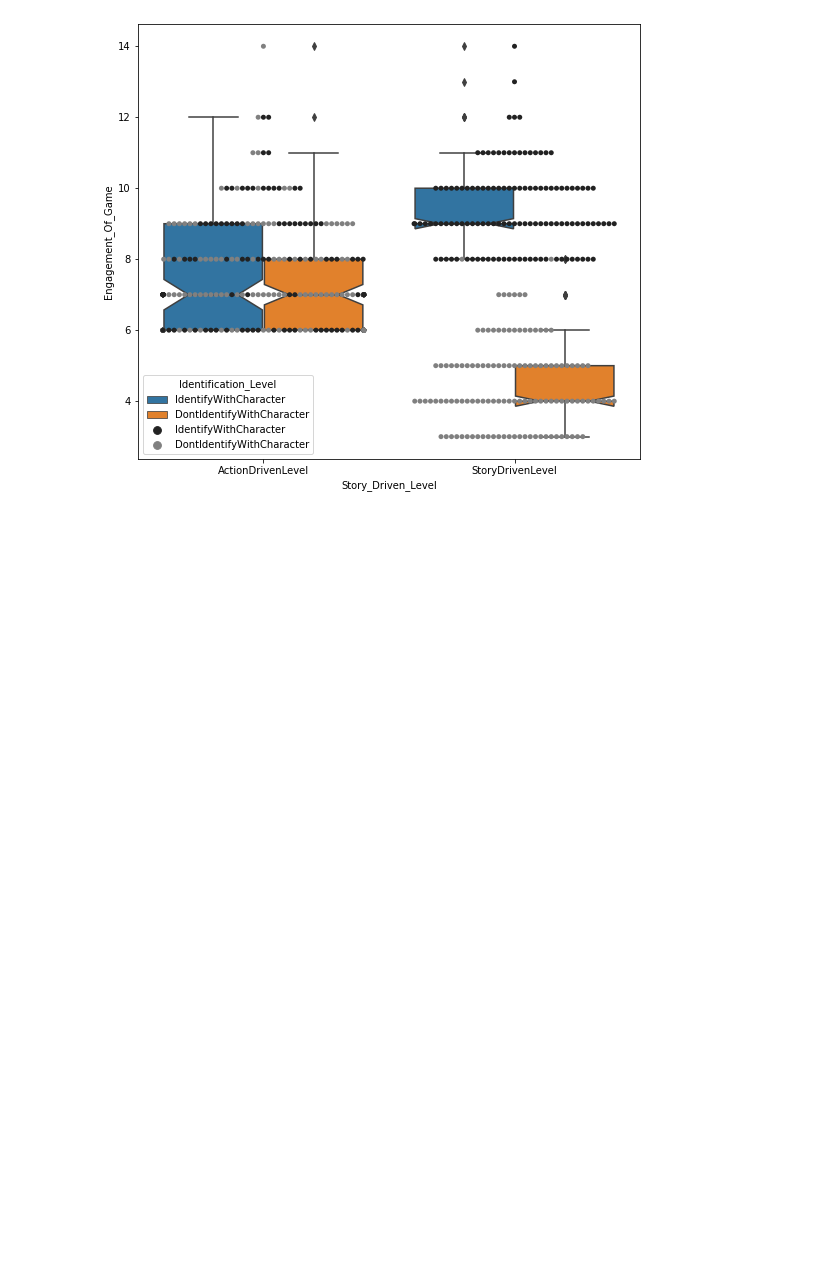
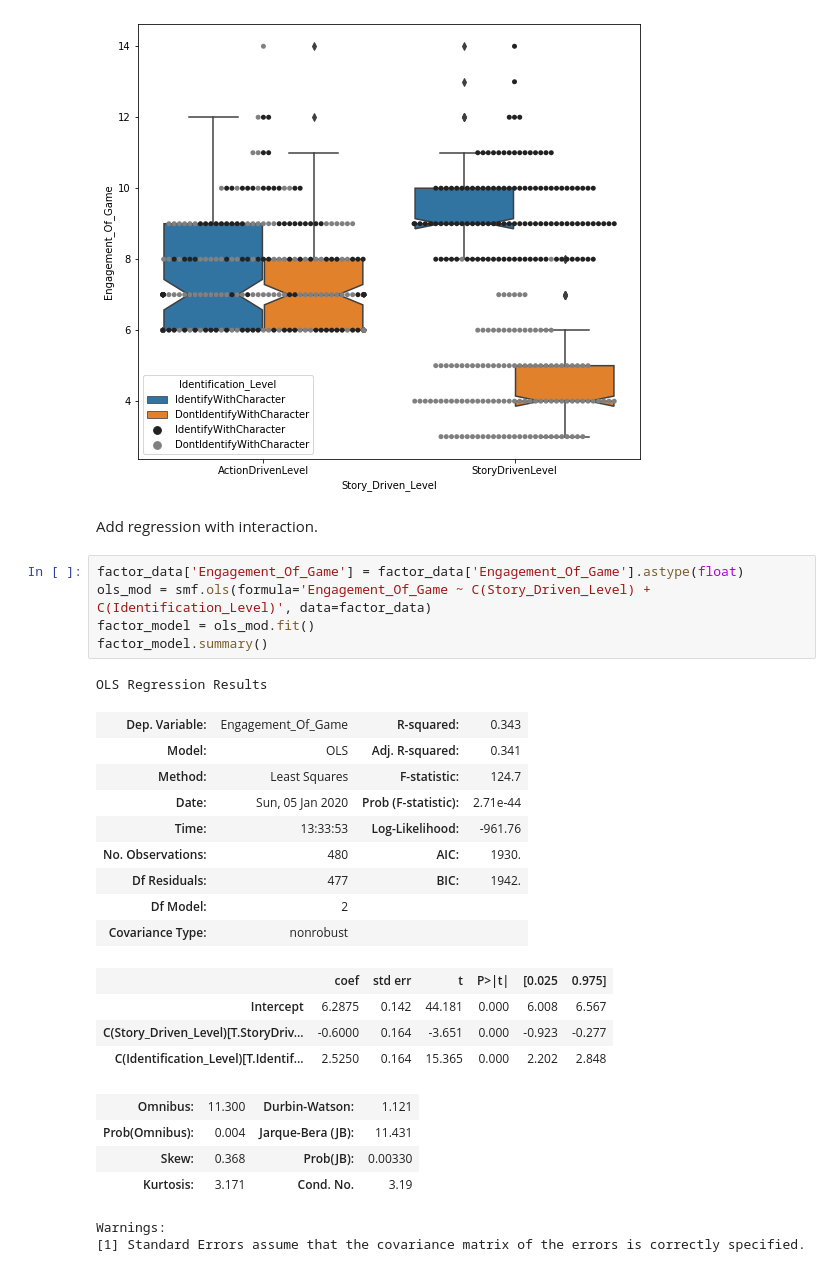
Before and after one commit to StephenElston/StatisticalMethodsForDataScience, a Jupyter notebook: ThinkingLikeAScientist/factorial_example.ipynb, the cells around one changed output. Cells and saved outputs as stored; diff of their text form; blank space fills up the shorter version.

Commit message:
Added linear models

```diff
--- a/ThinkingLikeAScientist/factorial_example.ipynb
+++ b/ThinkingLikeAScientist/factorial_example.ipynb
@@ -75,3 +77,31 @@ sns.swarmplot(x='Story_Driven_Level',
 # %% [output]
 <matplotlib.axes._subplots.AxesSubplot at 0x...>
 [figure]
+# %% [markdown]
+Add regression with interaction.
+# %%
+factor_data['Engagement_Of_Game'] = factor_data['Engagement_Of_Game'].astype(float)
+ols_mod = smf.ols(formula='Engagement_Of_Game ~ C(Story_Driven_Level) + C(Identification_Level)', data=factor_data)
+factor_model = ols_mod.fit()
+factor_model.summary()
+# %% [output]
+OLS Regression Results
+| Dep. Variable: | Engagement_Of_Game | R-squared: | 0.343 |
+| Model: | OLS | Adj. R-squared: | 0.341 |
+| Method: | Least Squares | F-statistic: | 124.7 |
+| Date: | Sun, 05 Jan 2020 | Prob (F-statistic): | 2.71e-44 |
+| Time: | 13:33:53 | Log-Likelihood: | -961.76 |
+| No. Observations: | 480 | AIC: | 1930. |
+| Df Residuals: | 477 | BIC: | 1942. |
+| Df Model: | 2 |  |  |
+| Covariance Type: | nonrobust |  |  |
+|  | coef | std err | t | P>|t| | [0.025 | 0.975] |
+| Intercept | 6.2875 | 0.142 | 44.181 | 0.000 | 6.008 | 6.567 |
+| C(Story_Driven_Level)[T.StoryDriv... | -0.6000 | 0.164 | -3.651 | 0.000 | -0.923 | -0.277 |
+| C(Identification_Level)[T.Identif... | 2.5250 | 0.164 | 15.365 | 0.000 | 2.202 | 2.848 |
+| Omnibus: | 11.300 | Durbin-Watson: | 1.121 |
+| Prob(Omnibus): | 0.004 | Jarque-Bera (JB): | 11.431 |
+| Skew: | 0.368 | Prob(JB): | 0.00330 |
+| Kurtosis: | 3.171 | Cond. No. | 3.19 |
+Warnings:
+[1] Standard Errors assume that the covariance matrix of the errors is correctly specified.
```
Also changed, not shown: parts of 2 cells of this notebook.
